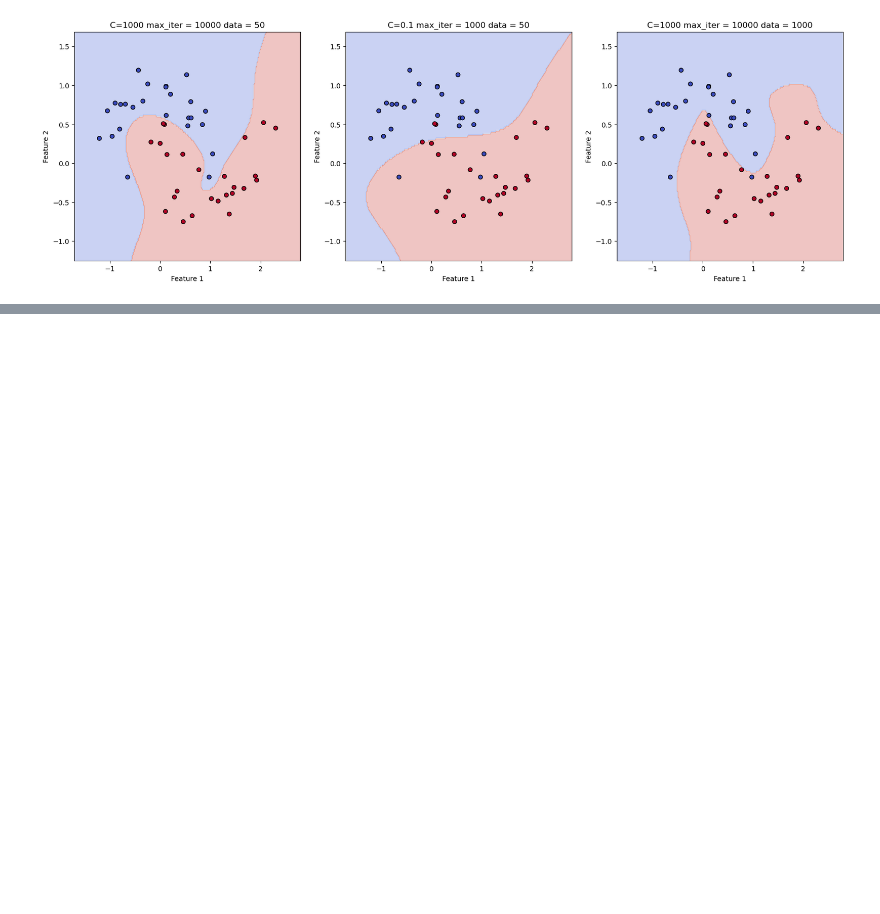
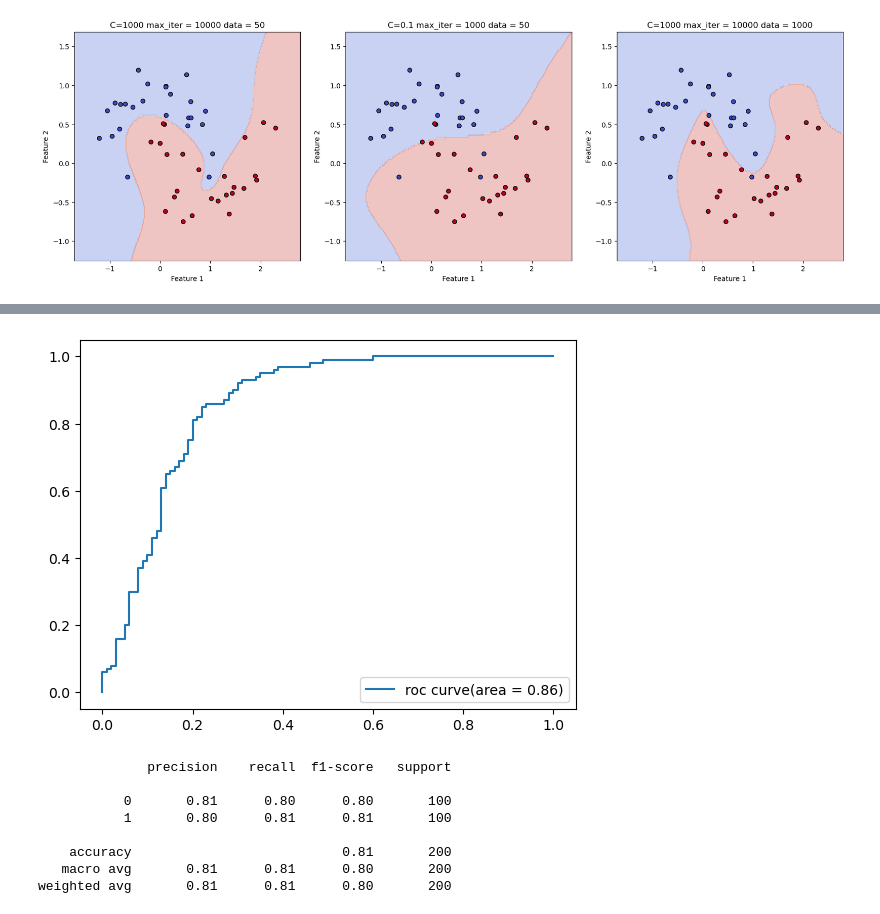
Before and after one commit to dotori200/python_new_scr, a Jupyter notebook: marchine_learning/02.logistic.ipynb, the cells around one changed output, grey strips where cells are left out. Saved outputs shown, nothing was run; the diff lists cells and outputs as text; code cells hidden in the pictures; blank space fills up the shorter version.

```diff
--- a/marchine_learning/02.logistic.ipynb
+++ b/marchine_learning/02.logistic.ipynb
@@ -146,0 +182,35 @@ plot_decision_boundary(log_reg_moredata, X_small, y_small,poly,scaler,'C=1000 ma
+# %%
+from sklearn.datasets import make_classification
+from sklearn.model_selection import train_test_split
+from sklearn.metrics import roc_curve, auc, classification_report
+import matplotlib.pyplot as plt
+
+X,y = make_classification(n_samples=1000, n_features=20, n_informative=5,
+                    n_redundant=0,random_state=42)
+X_train,X_test,y_train,y_test = train_test_split(X,y,test_size=0.2,random_state=42,stratify=y)
+
+model = LogisticRegression()
+model.fit(X_train,y_train)
+y_pred_proba = model.predict_proba(X_test)[:,1]  # 양성클래스의 확률
+
+# ROC  AUC
+# 실제값과 예측 확률을 사용 FPR  TPR
+fpr, tpr, thresholds =  roc_curve(y_test, y_pred_proba)
+# fpr tpr 이용 auc를 계산
+roc_auc = auc(fpr, tpr)
+
+plt.plot(fpr,tpr,label = f'roc curve(area = {roc_auc:.2f})')
+plt.legend()
+plt.show()
+
+print(classification_report(y_test, model.predict(X_test))  )
+# %% [output]
+[figure, added]
+              precision    recall  f1-score   support
+
+           0       0.81      0.80      0.80       100
+           1       0.80      0.81      0.81       100
+
+    accuracy                           0.81       200
+   macro avg       0.81      0.81      0.80       200
+weighted avg       0.81      0.81      0.80       200
```
Also changed, not shown: parts of 2 cells of this notebook.
